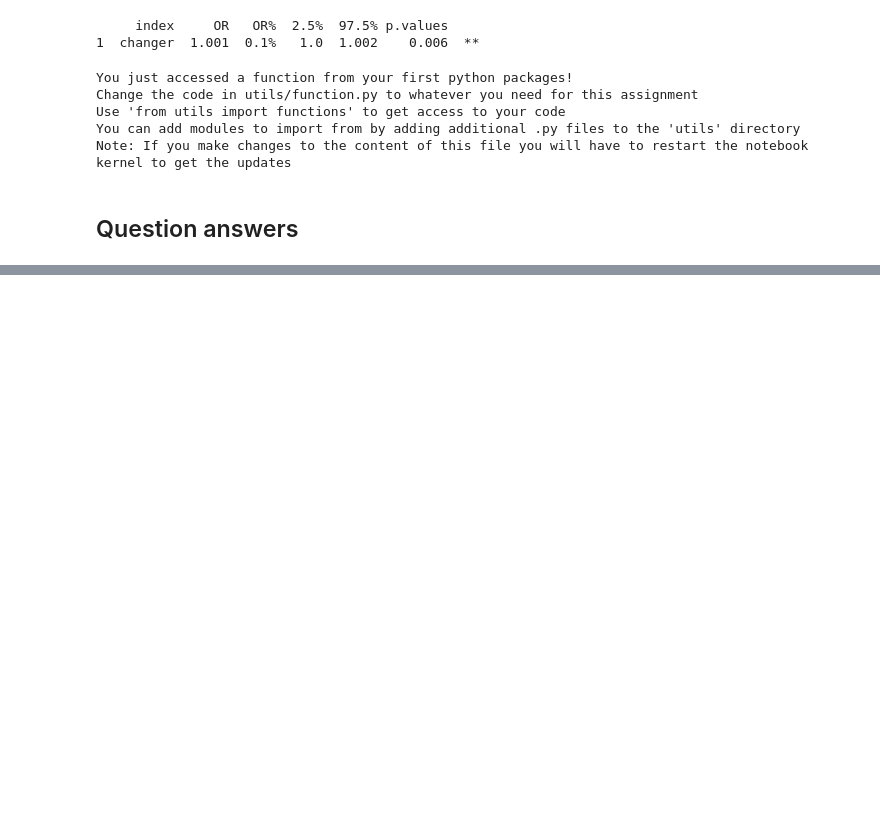
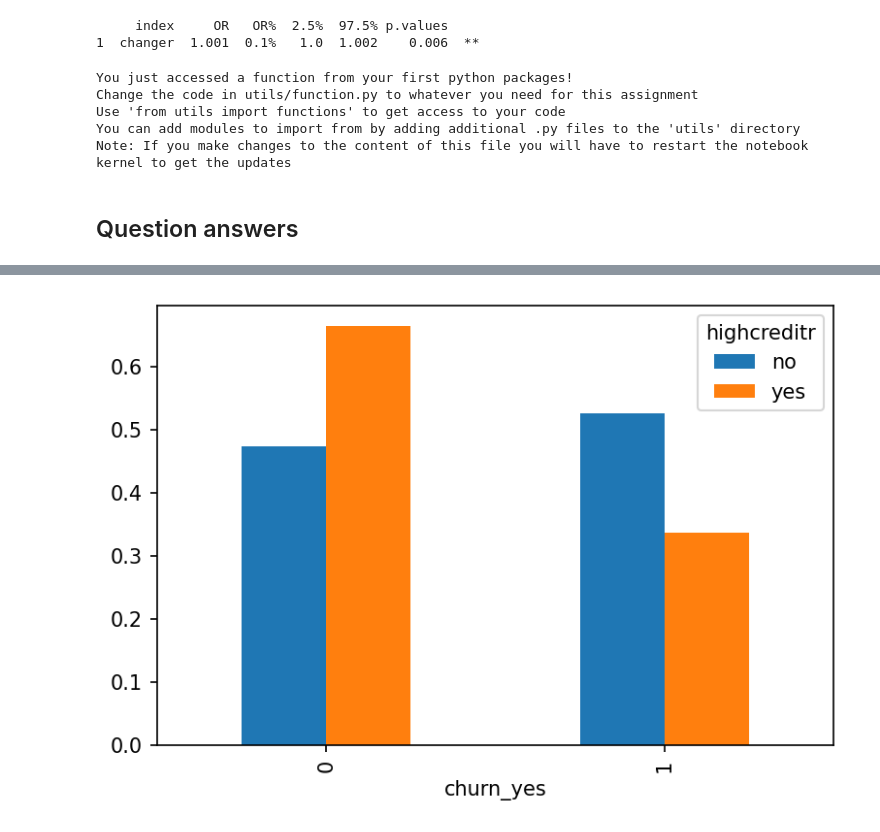
Before and after one commit to deeptarka96/Churn-Prediction-Analysis, a Jupyter notebook: s-mobile.ipynb, the cells around one changed output, grey strips where cells are left out. Saved outputs shown, nothing was run; the diff lists cells and outputs as text; code cells hidden in the pictures; blank space fills up the shorter version.

```diff
--- a/s-mobile.ipynb
+++ b/s-mobile.ipynb
@@ -102,0 +220,5 @@ Note: If you make changes to the content of this file you will have to restart t
+# %%
+#Checking the impact of each variable
+
+ct = rsm.cross_tabs(s_mobile.query('training == 1'),'churn_yes','highcreditr')
+ct.summary()
@@ -102,0 +243,4 @@ Note: If you make changes to the content of this file you will have to restart t
+# %%
+ct.plot()
+# %% [output]
+[figure, added]
```
Also changed, not shown: parts of 109 cells of this notebook, 1 other file.
